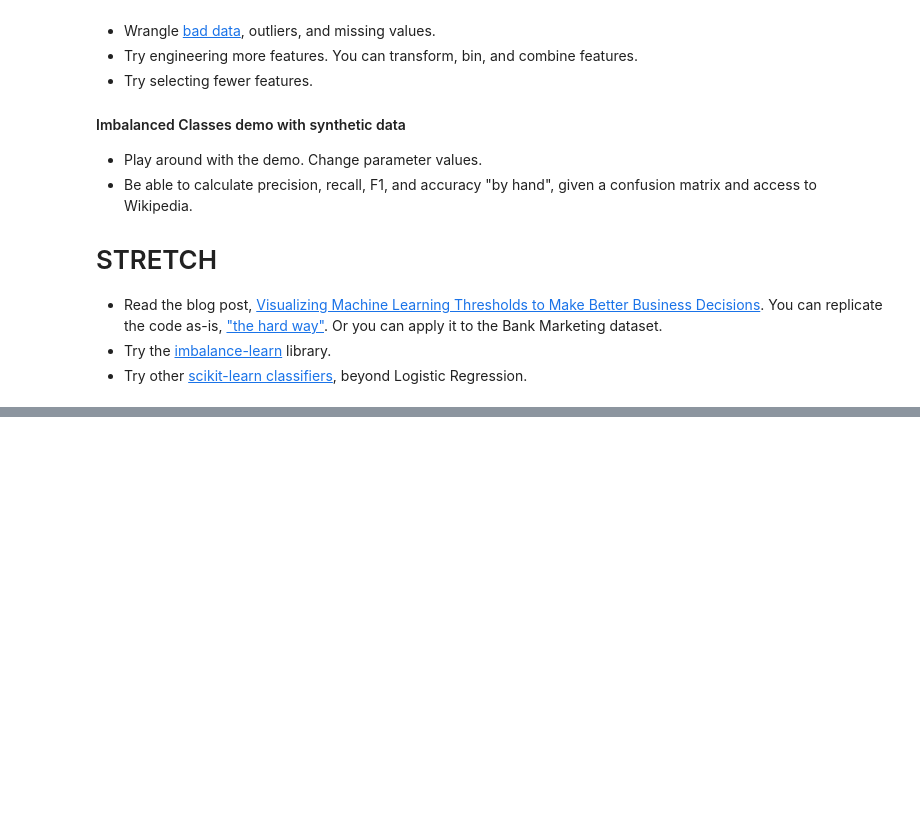
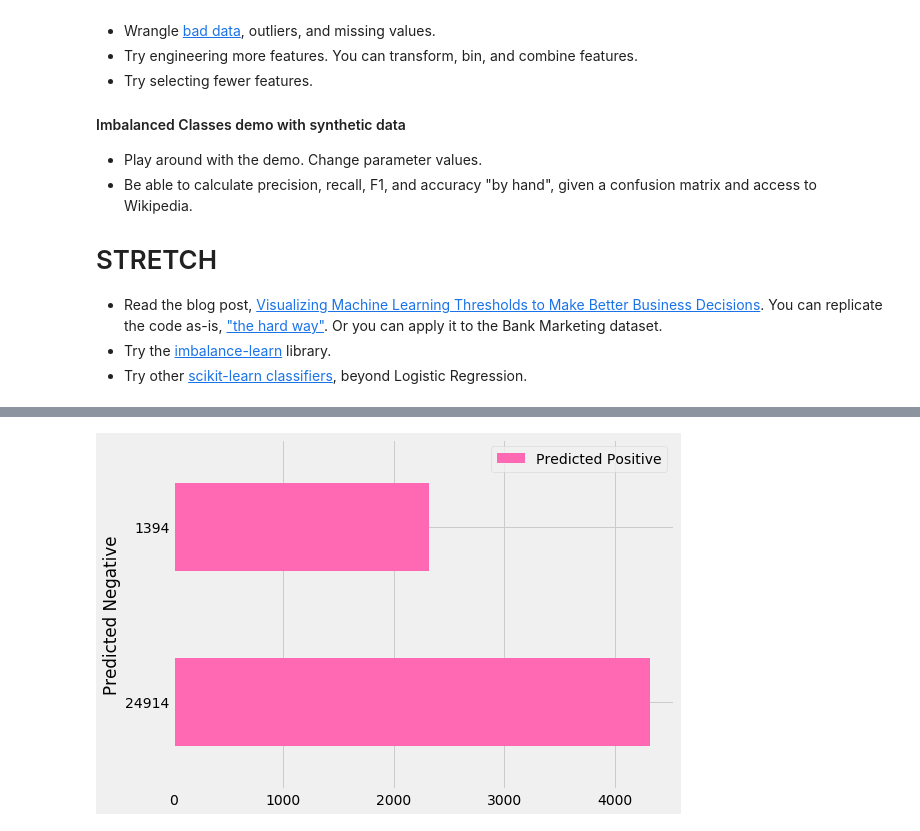
Before and after one commit to LambdaSchool/DS-Unit-2-Sprint-3-Classification-Validation, a Jupyter notebook: module3-classification-metrics/LS_DS_233_Classification_Metrics_Imbalanced_Classes.ipynb, the cells around one changed output, grey strips where cells are left out. Saved outputs shown, nothing was run; the diff lists cells and outputs as text; code cells hidden in the pictures; blank space fills up the shorter version.

```diff
--- a/module3-classification-metrics/LS_DS_233_Classification_Metrics_Imbalanced_Classes.ipynb
+++ b/module3-classification-metrics/LS_DS_233_Classification_Metrics_Imbalanced_Classes.ipynb
@@ -483,0 +700,12 @@ How do the evaluation metrics and decision region plots change?
+# %%
+# Setting the threshold in the mid range
+threshold = 0.5
+y_pred = y_pred_proba >= threshold
+
+print(classification_report(y_train, y_pred))
+
+con_matrix = pd.DataFrame(confusion_matrix(y_train, y_pred),
+              columns=['Predicted Negative', 'Predicted Positive'],
+              index=['Actual Negative', 'Actual Positive'])
+
+con_matrix
@@ -483,0 +740,5 @@ How do the evaluation metrics and decision region plots change?
+# %%
+plt.style.use('fivethirtyeight');
+ax = con_matrix.plot.barh(x='Predicted Negative', y='Predicted Positive', figsize=(8,6), color='hotpink');
+# %% [output]
+[figure, added]
```
Also changed, not shown: parts of 24 cells of this notebook.
